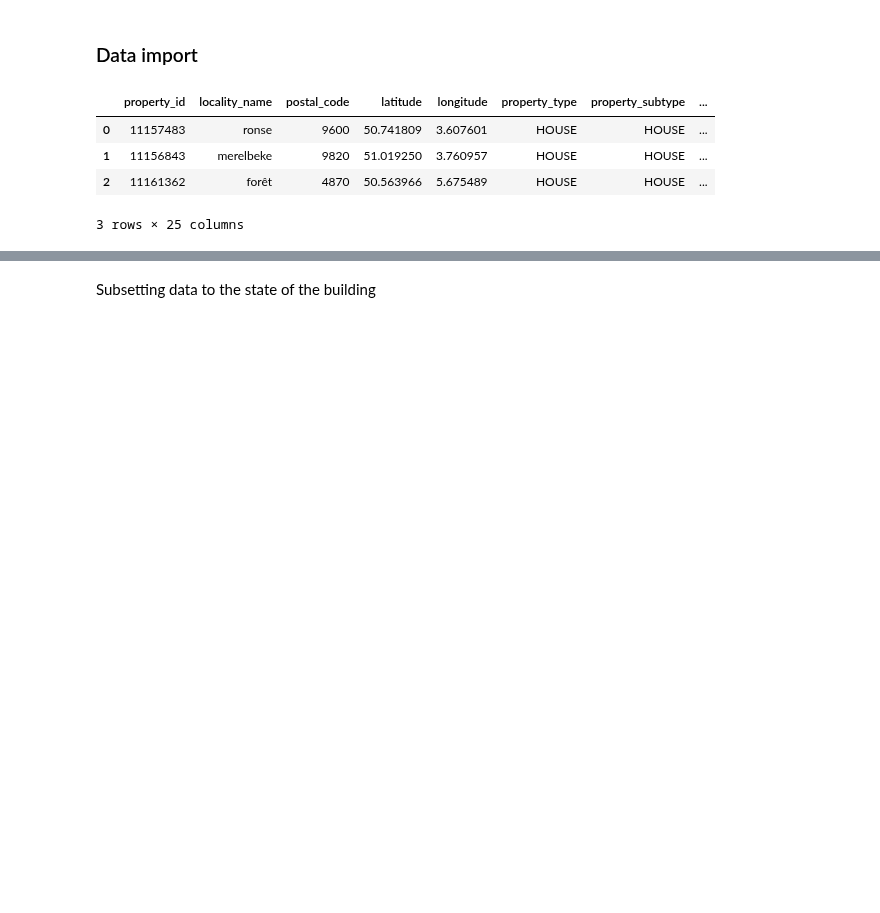
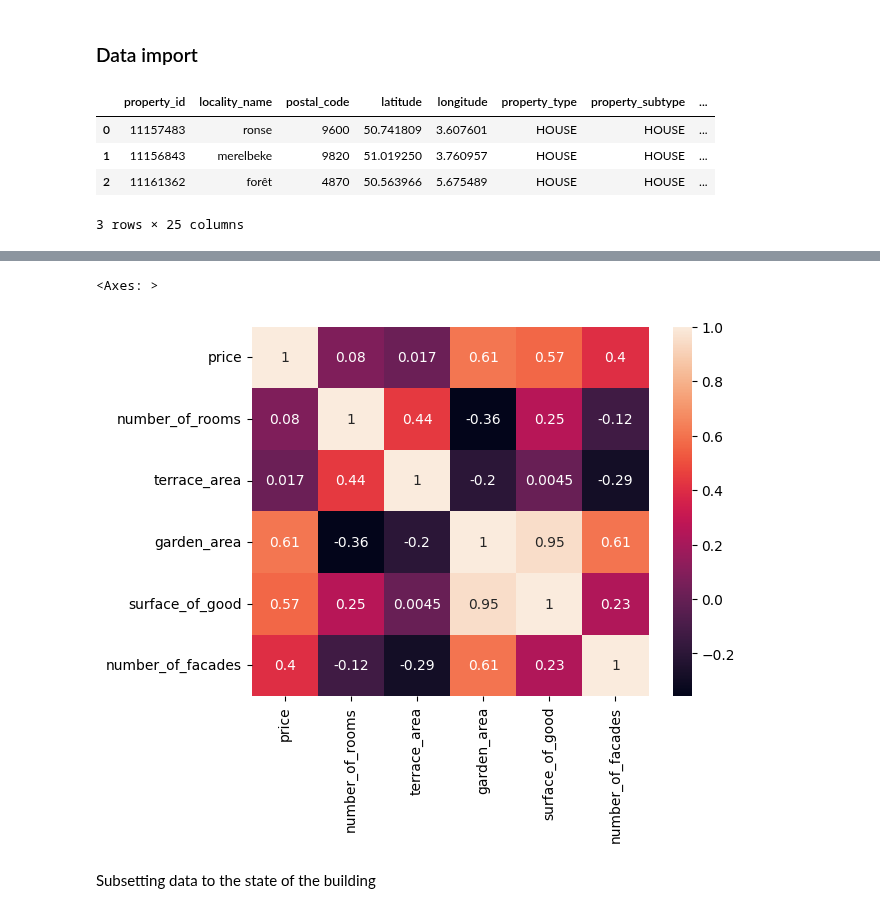
Before and after one commit to semdeleer/immo-eliza-ml, a Jupyter notebook: cleaning/preprocessing.ipynb, the cells around one changed output, grey strips where cells are left out. Drawn from its saved outputs; the diff is of its cells as text; code cells hidden in the pictures; blank space fills up the shorter version.

```diff
--- a/cleaning/preprocessing.ipynb
+++ b/cleaning/preprocessing.ipynb
@@ -23,3 +23,12 @@ There are 4154 rows of data
+# %%
+ehouse = house[house["province"] == "limburg"]
+ehouse = ehouse[ehouse["state_of_building"] == "GOOD"]
+thouse = ehouse[["price", "number_of_rooms", "terrace_area", "garden_area", "surface_of_good", "number_of_facades"]]
+# %%
+sns.heatmap(thouse.corr(), annot=True)
+# %% [output]
+<Axes: >
+[figure, added]
 # %% [markdown]
 Subsetting data to the state of the building
 # %%
```
Also changed, not shown: parts of 10 cells of this notebook.
